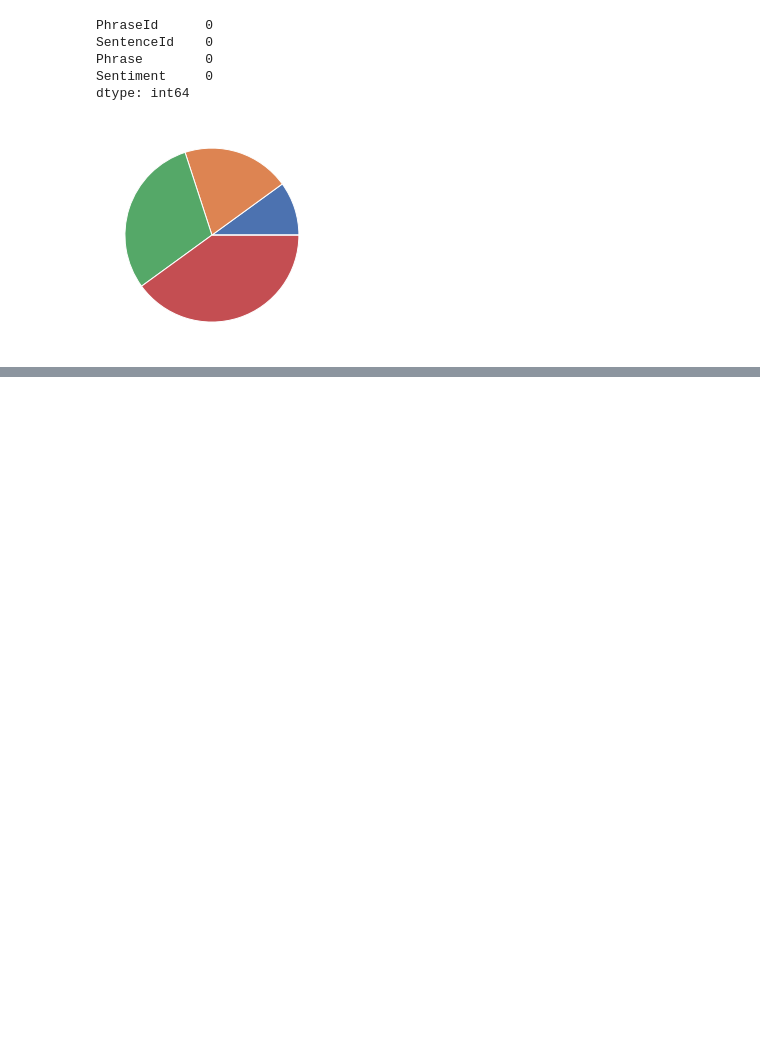
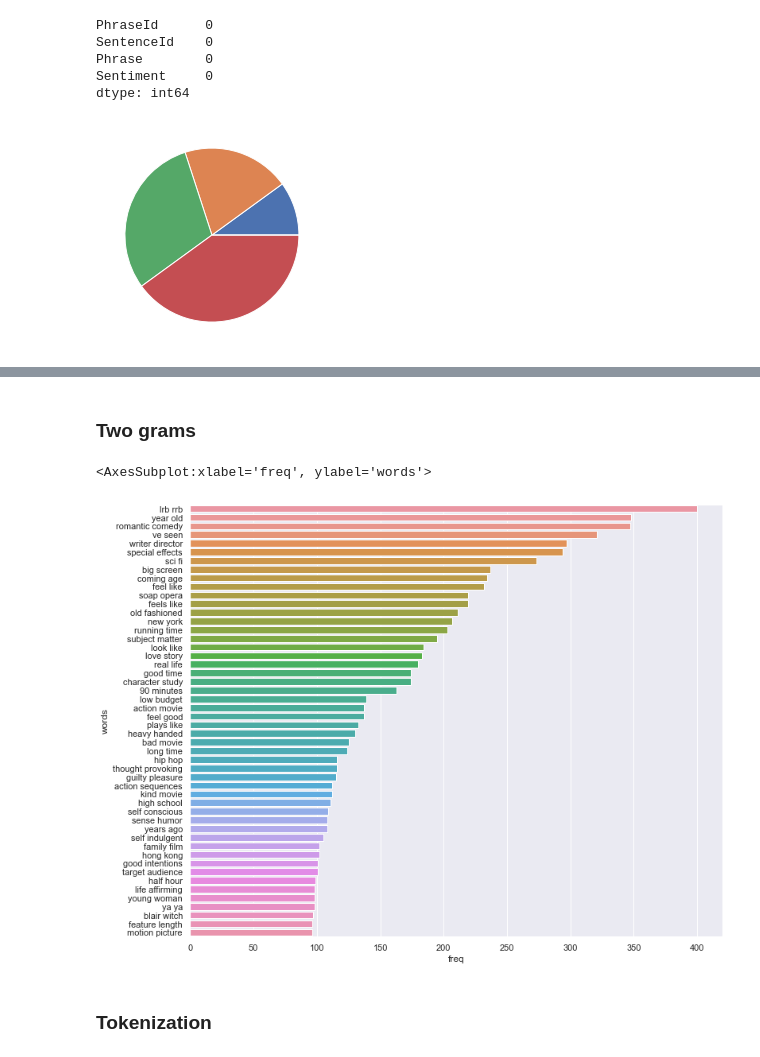
Before and after one commit to Bounty1993/Text-analysis, a Jupyter notebook: movie_tomato.ipynb, the cells around one changed output, grey strips where cells are left out. Saved outputs shown, nothing was run; the diff lists cells and outputs as text; code cells hidden in the pictures; blank space fills up the shorter version.

```diff
--- a/movie_tomato.ipynb
+++ b/movie_tomato.ipynb
@@ -52,0 +71,18 @@ total_df = pd.concat([train_df, test_df])
+# %% [markdown]
+### Two grams
+# %%
+count_vec = CountVectorizer(ngram_range=(2, 2),
+                            stop_words='english')
+matrix = count_vec.fit_transform(total_df['Phrase'])
+freq = matrix.sum(axis=0)
+freq = np.squeeze(np.asarray(freq))
+freq_data = [(word, freq[idx]) for word, idx in count_vec.vocabulary_.items()]
+two_grams = pd.DataFrame(freq_data, columns=['words', 'freq'])
+two_grams = two_grams.sort_values(by='freq', ascending=False)
+plt.figure(figsize=(12, 10))
+sns.barplot(x='freq', y='words', data=two_grams.iloc[:50])
+# %% [output]
+<AxesSubplot:xlabel='freq', ylabel='words'>
+[figure, added]
+# %% [markdown]
+### Tokenization
```
Also changed, not shown: parts of 10 cells of this notebook.
